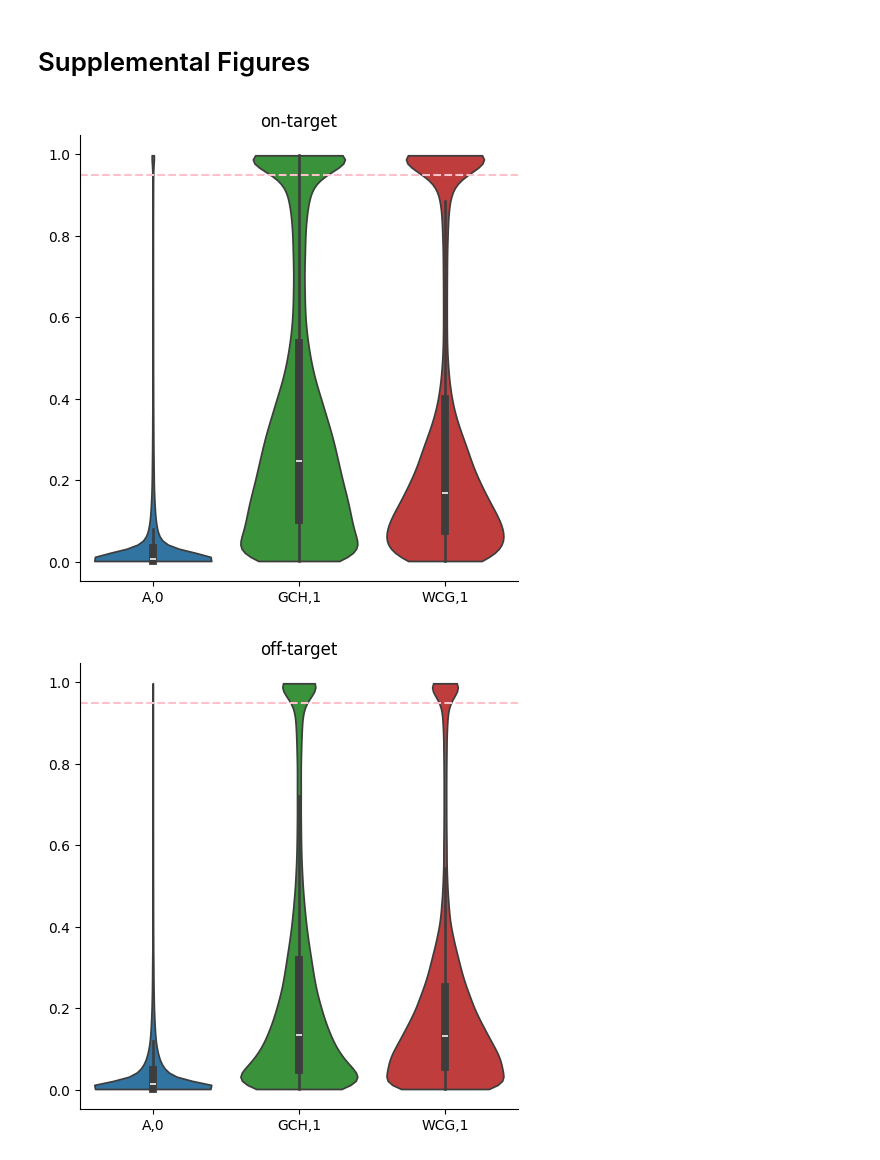
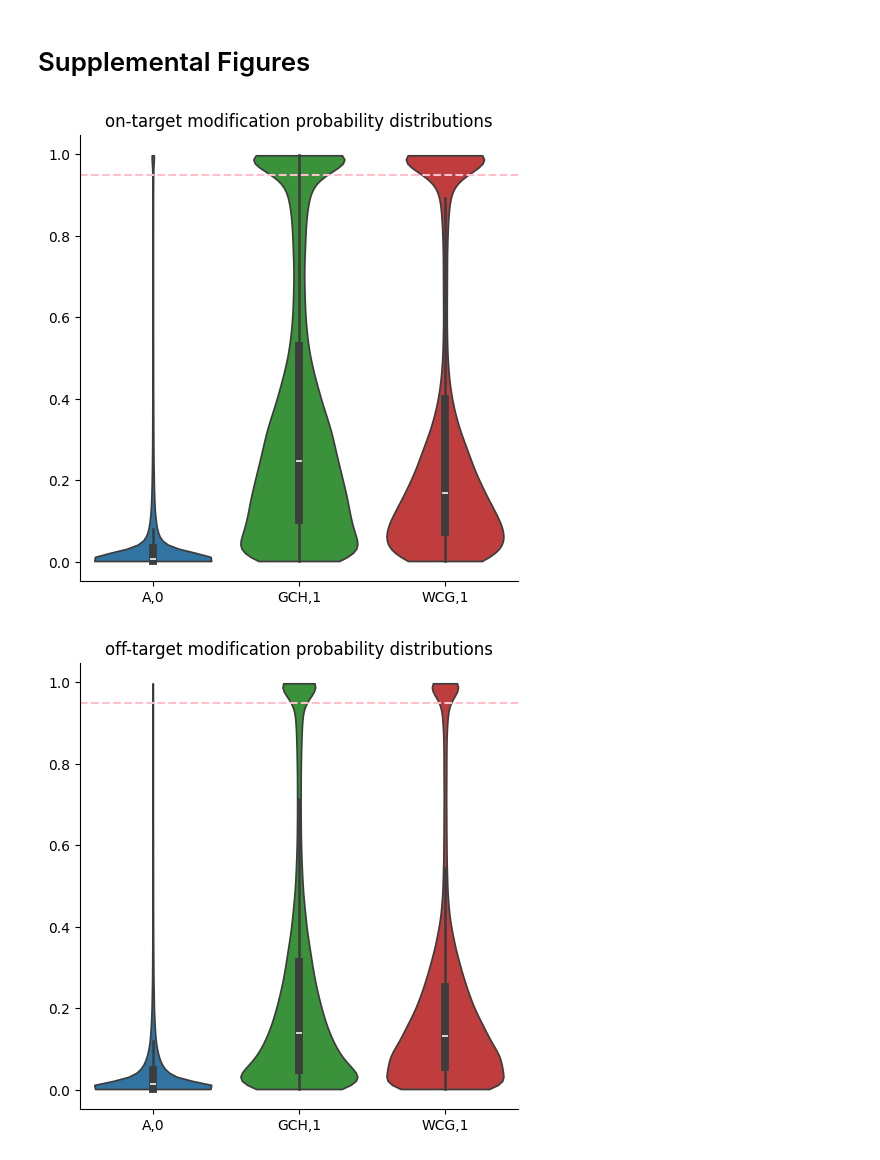
Before and after one commit to streetslab/multimodal-dimelo, a Jupyter notebook: LMNB1_analysis.ipynb, the cells around one changed output. Cells and saved outputs as stored; diff of their text form; code cells hidden in the pictures.

```diff
--- a/LMNB1_analysis.ipynb
+++ b/LMNB1_analysis.ipynb
@@ -141,13 +141,13 @@ for condition_dict in on_target_dicts:
 # %%
 fig = sns.catplot(on_target_motif_mod_vector_dict, kind="violin", cut=0, palette=plotting.default_palette_map)
 plt.axhline(mod_prob_thresh, linestyle="--", color="pink")
-plt.title("on-target")
+plt.title("on-target modification probability distributions")
 
 plt.savefig(config.figure_dir / "lmnb1.mod_probs.on_target.svg")
 plt.show()
 plt.close()
 # %% [output]
-[figure, old version]
+[figure, new version]
 # %%
 off_target_motif_mod_vector_dict = {}
 for condition_dict in off_target_dicts:
@@ -166,10 +166,10 @@ for condition_dict in off_target_dicts:
 # %%
 fig = sns.catplot(off_target_motif_mod_vector_dict, kind="violin", cut=0, palette=plotting.default_palette_map)
 plt.axhline(mod_prob_thresh, linestyle="--", color="pink")
-plt.title("off-target")
+plt.title("off-target modification probability distributions")
 
 plt.savefig(config.figure_dir / "lmnb1.mod_probs.off_target.svg")
 plt.show()
 plt.close()
 # %% [output]
-[figure, old version]
+[figure, new version]
```
Also changed, not shown: 1 other file.
